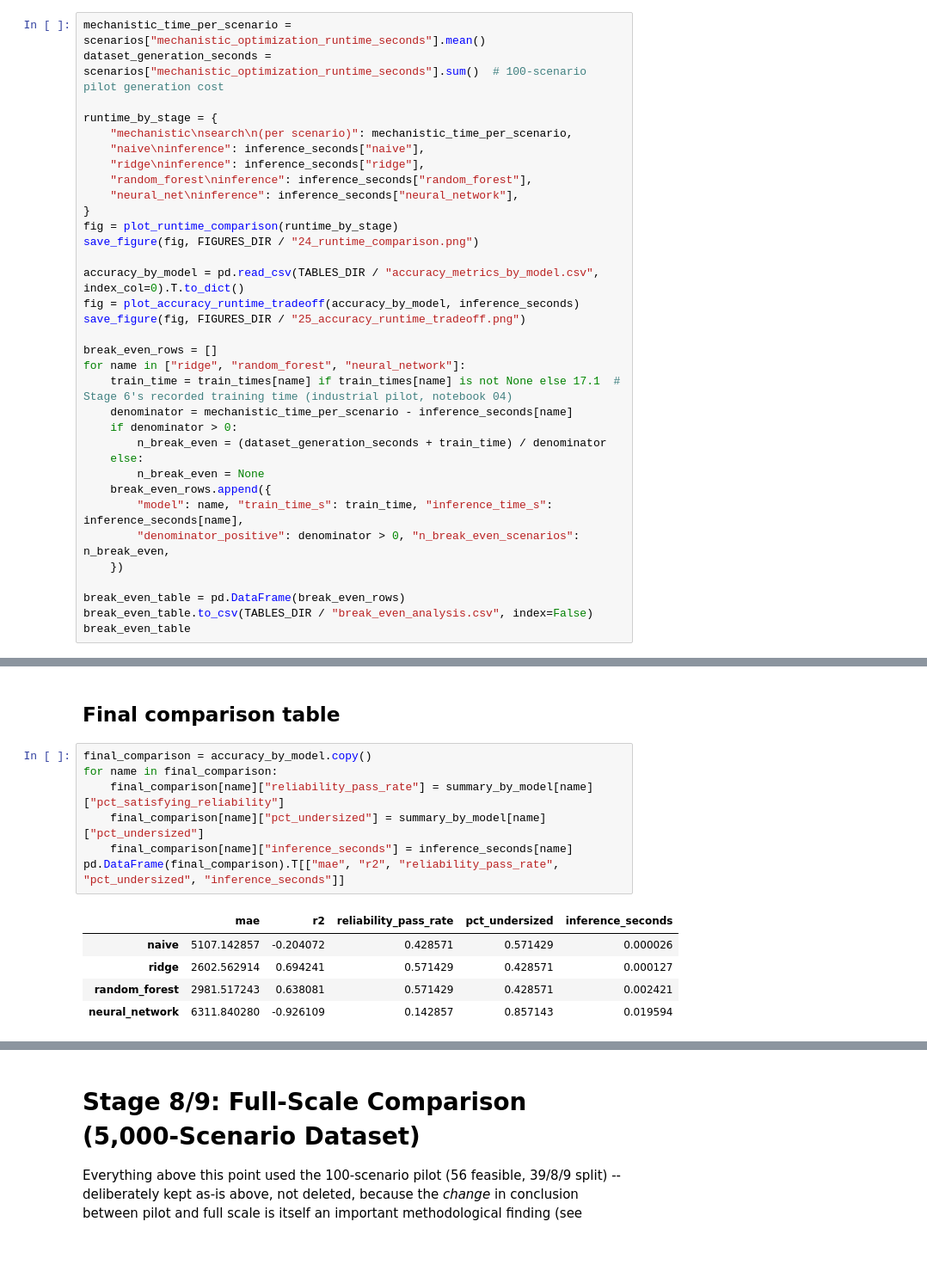
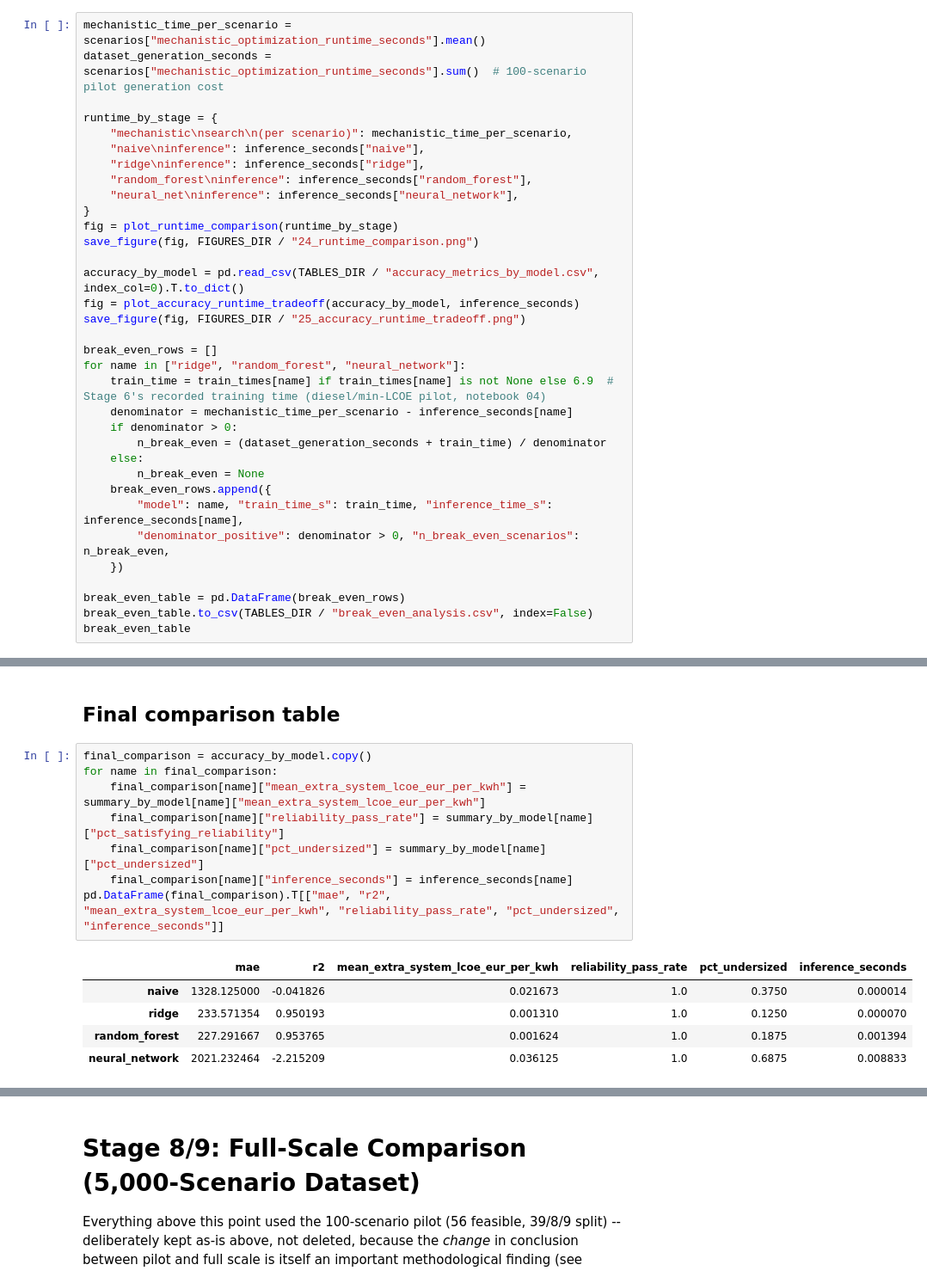
Before and after one commit to sulhos/Leonardo-Assignment, a Jupyter notebook: notebooks/05_model_comparison.ipynb, the cells around one changed output, grey strips where cells are left out. Shown at 86% size. Cells and saved outputs as stored; diff of their text form; blank space fills up the shorter version.

```diff
--- a/notebooks/05_model_comparison.ipynb
+++ b/notebooks/05_model_comparison.ipynb
@@ -239,7 +252,7 @@ save_figure(fig, FIGURES_DIR / "25_accuracy_runtime_tradeoff.png")
 
 break_even_rows = []
 for name in ["ridge", "random_forest", "neural_network"]:
-    train_time = train_times[name] if train_times[name] is not None else 17.1  # Stage 6's recorded training time (industrial pilot, notebook 04)
+    train_time = train_times[name] if train_times[name] is not None else 6.9  # Stage 6's recorded training time (diesel/min-LCOE pilot, notebook 04)
     denominator = mechanistic_time_per_scenario - inference_seconds[name]
     if denominator > 0:
         n_break_even = (dataset_generation_seconds + train_time) / denominator
@@ -265,16 +278,17 @@ break_even_table
 # %%
 final_comparison = accuracy_by_model.copy()
 for name in final_comparison:
+    final_comparison[name]["mean_extra_system_lcoe_eur_per_kwh"] = summary_by_model[name]["mean_extra_system_lcoe_eur_per_kwh"]
     final_comparison[name]["reliability_pass_rate"] = summary_by_model[name]["pct_satisfying_reliability"]
     final_comparison[name]["pct_undersized"] = summary_by_model[name]["pct_undersized"]
     final_comparison[name]["inference_seconds"] = inference_seconds[name]
-pd.DataFrame(final_comparison).T[["mae", "r2", "reliability_pass_rate", "pct_undersized", "inference_seconds"]]
+pd.DataFrame(final_comparison).T[["mae", "r2", "mean_extra_system_lcoe_eur_per_kwh", "reliability_pass_rate", "pct_undersized", "inference_seconds"]]
 # %% [output]
-|  | mae | r2 | reliability_pass_rate | pct_undersized | inference_seconds |
-| naive | 5107.142857 | -0.204072 | 0.428571 | 0.571429 | 0.000026 |
-| ridge | 2602.562914 | 0.694241 | 0.571429 | 0.428571 | 0.000127 |
-| random_forest | 2981.517243 | 0.638081 | 0.571429 | 0.428571 | 0.002421 |
-| neural_network | 6311.840280 | -0.926109 | 0.142857 | 0.857143 | 0.019594 |
+|  | mae | r2 | mean_extra_system_lcoe_eur_per_kwh | reliability_pass_rate | pct_undersized | inference_seconds |
+| naive | 1328.125000 | -0.041826 | 0.021673 | 1.0 | 0.3750 | 0.000014 |
+| ridge | 233.571354 | 0.950193 | 0.001310 | 1.0 | 0.1250 | 0.000070 |
+| random_forest | 227.291667 | 0.953765 | 0.001624 | 1.0 | 0.1875 | 0.001394 |
+| neural_network | 2021.232464 | -2.215209 | 0.036125 | 1.0 | 0.6875 | 0.008833 |
 # %% [markdown]
 ## Stage 7 / final summary
 
```
Also changed, not shown: parts of 11 cells of this notebook, 11 other files.
